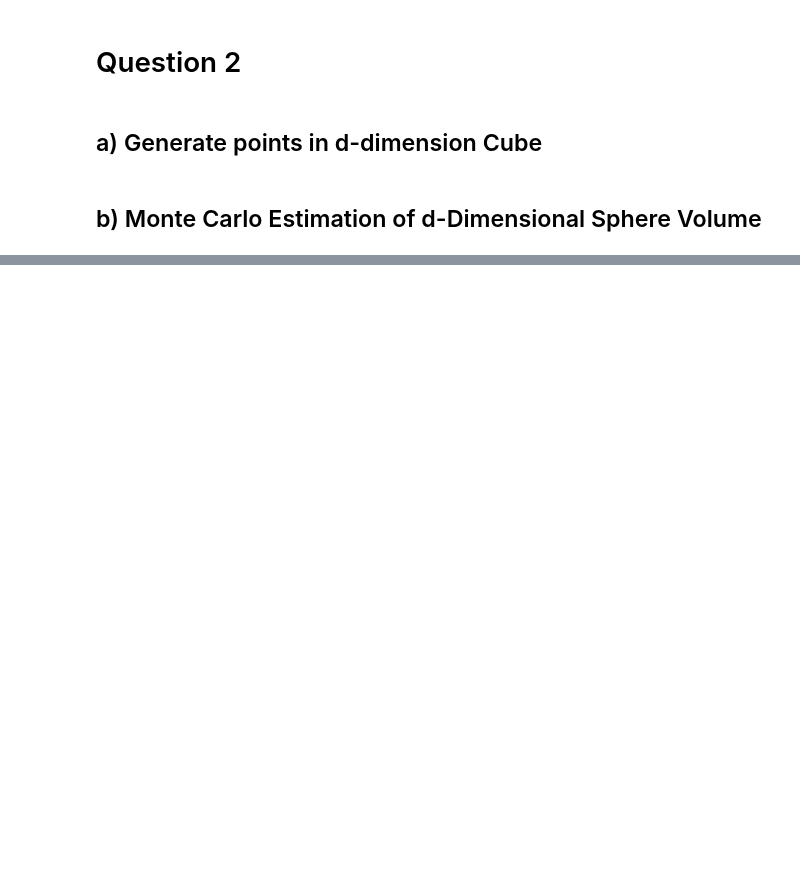
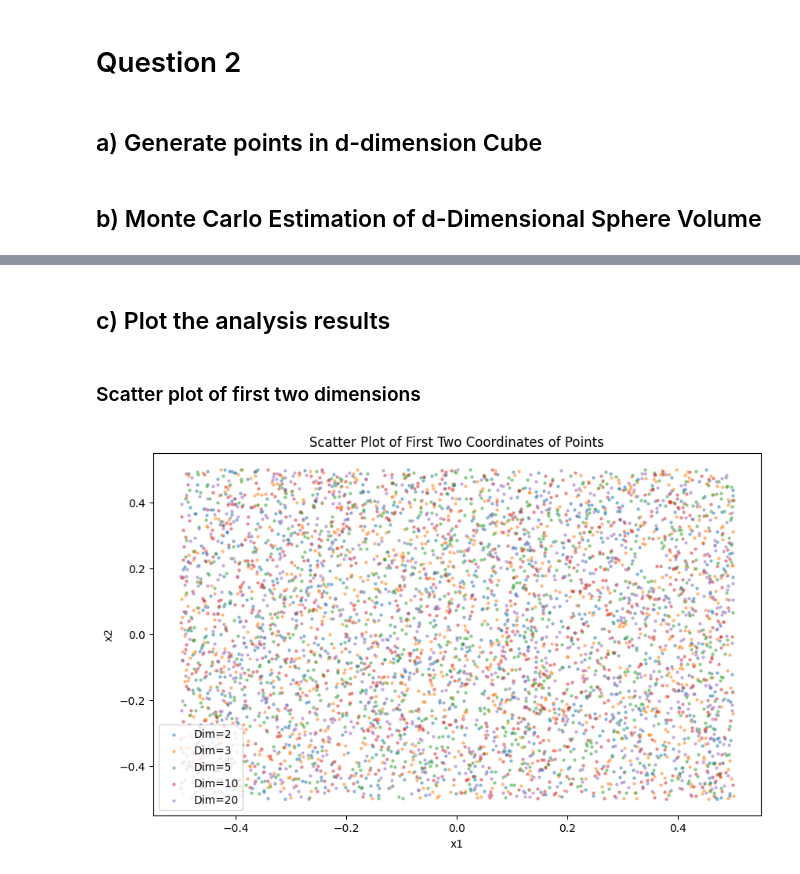
Before and after one commit to pouriaSameti/Mathematics-For-Data-Science, a Jupyter notebook: Project 1/code.ipynb, the cells around one changed output, grey strips where cells are left out. Saved outputs shown, nothing was run; the diff lists cells and outputs as text; code cells hidden in the pictures; blank space fills up the shorter version.

```diff
--- a/Project 1/code.ipynb
+++ b/Project 1/code.ipynb
@@ -251,0 +271,18 @@ result_2b
+# %% [markdown]
+## c) Plot the analysis results
+# %% [markdown]
+### Scatter plot of first two dimensions
+# %%
+plt.figure(figsize=(10, 6))
+for dim in dims:
+    pts = points_in_cube[dim]
+    if dim >= 2:
+        plt.scatter(pts[:, 0], pts[:, 1], s=5, alpha=0.4, label=f"Dim={dim}")
+
+plt.title("Scatter Plot of First Two Coordinates of Points")
+plt.xlabel("x1")
+plt.ylabel("x2")
+plt.legend()
+plt.show()
+# %% [output]
+[figure, added]
```
Also changed, not shown: parts of 13 cells of this notebook.
